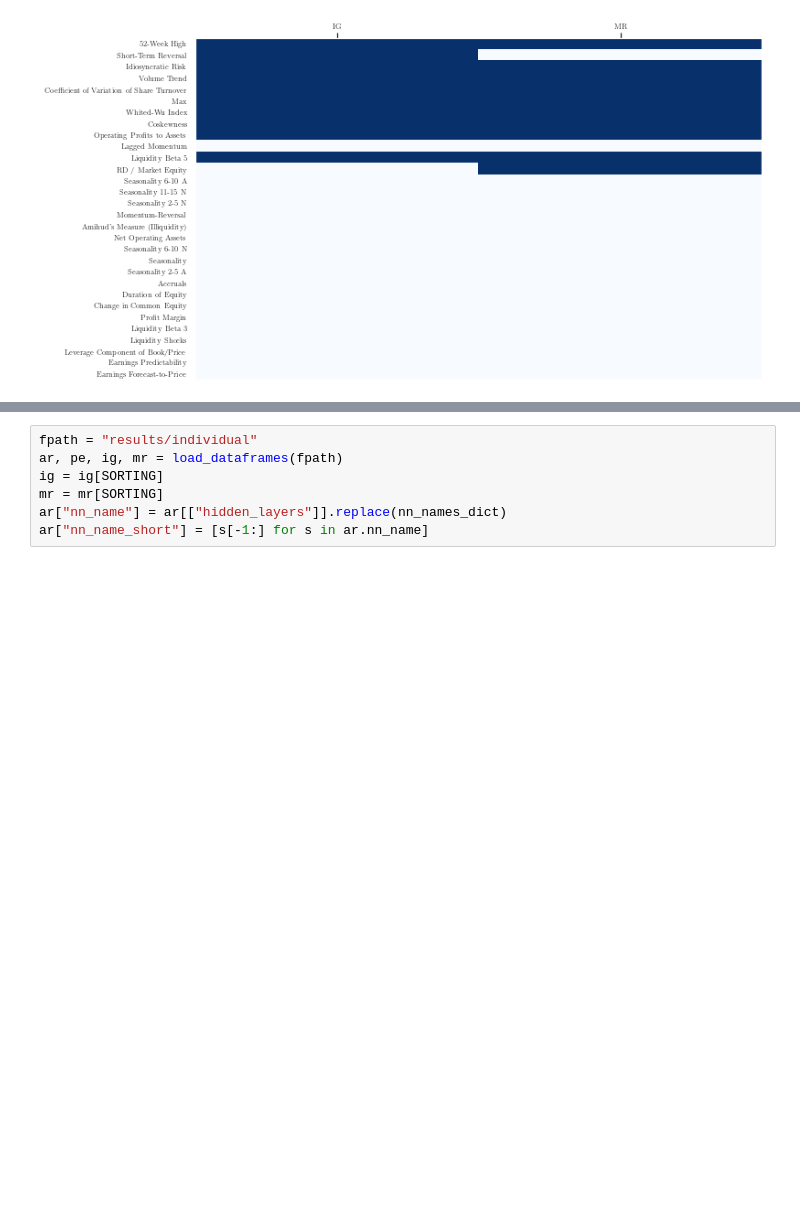
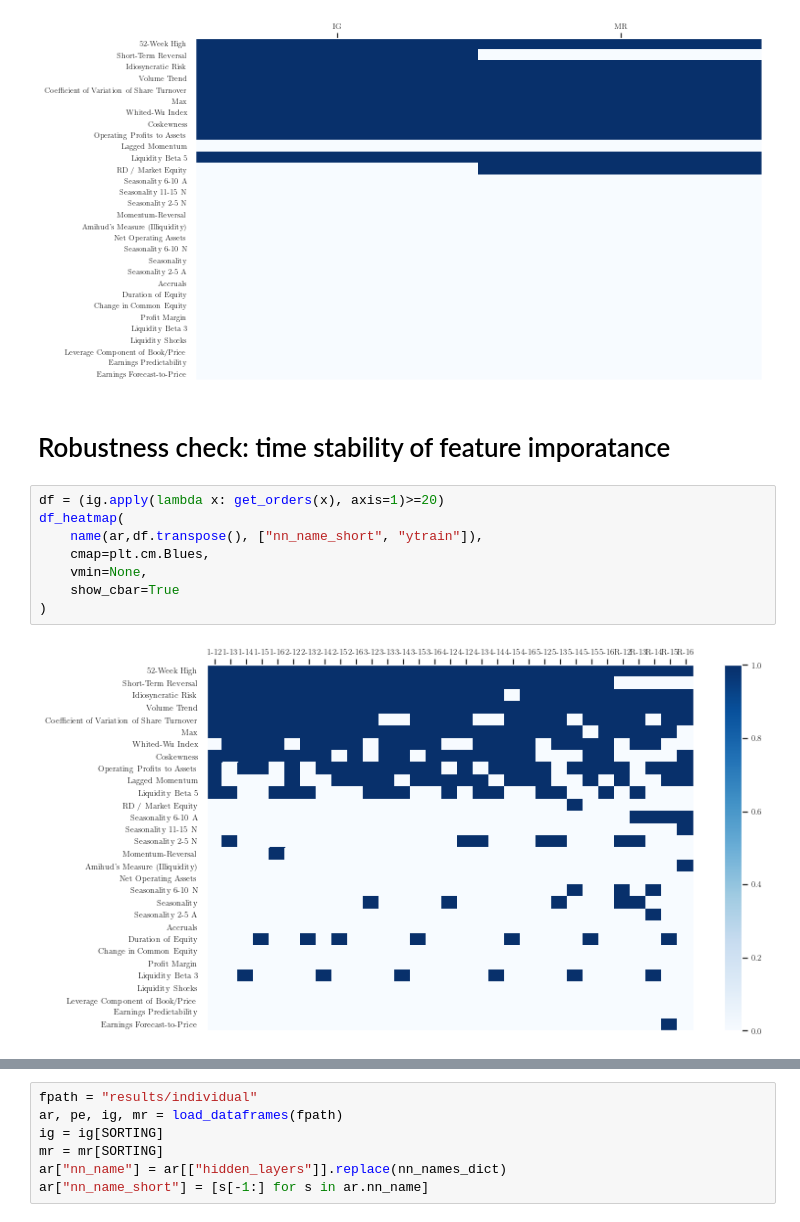
Before and after one commit to karolinachalupova/DiplomaThesis, a Jupyter notebook: results_plots.ipynb, the cells around one changed output, grey strips where cells are left out. Cells and saved outputs as stored; diff of their text form; blank space fills up the shorter version.

```diff
--- a/results_plots.ipynb
+++ b/results_plots.ipynb
@@ -304,3 +307,15 @@ df_heatmap(
 )
 # %% [output]
 [figure]
+# %% [markdown]
+# Robustness check: time stability of feature imporatance
+# %%
+df = (ig.apply(lambda x: get_orders(x), axis=1)>=20)
+df_heatmap(
+    name(ar,df.transpose(), ["nn_name_short", "ytrain"]),
+    cmap=plt.cm.Blues,
+    vmin=None,
+    show_cbar=True
+)
+# %% [output]
+[figure, added]
```
Also changed, not shown: parts of 14 cells of this notebook.
